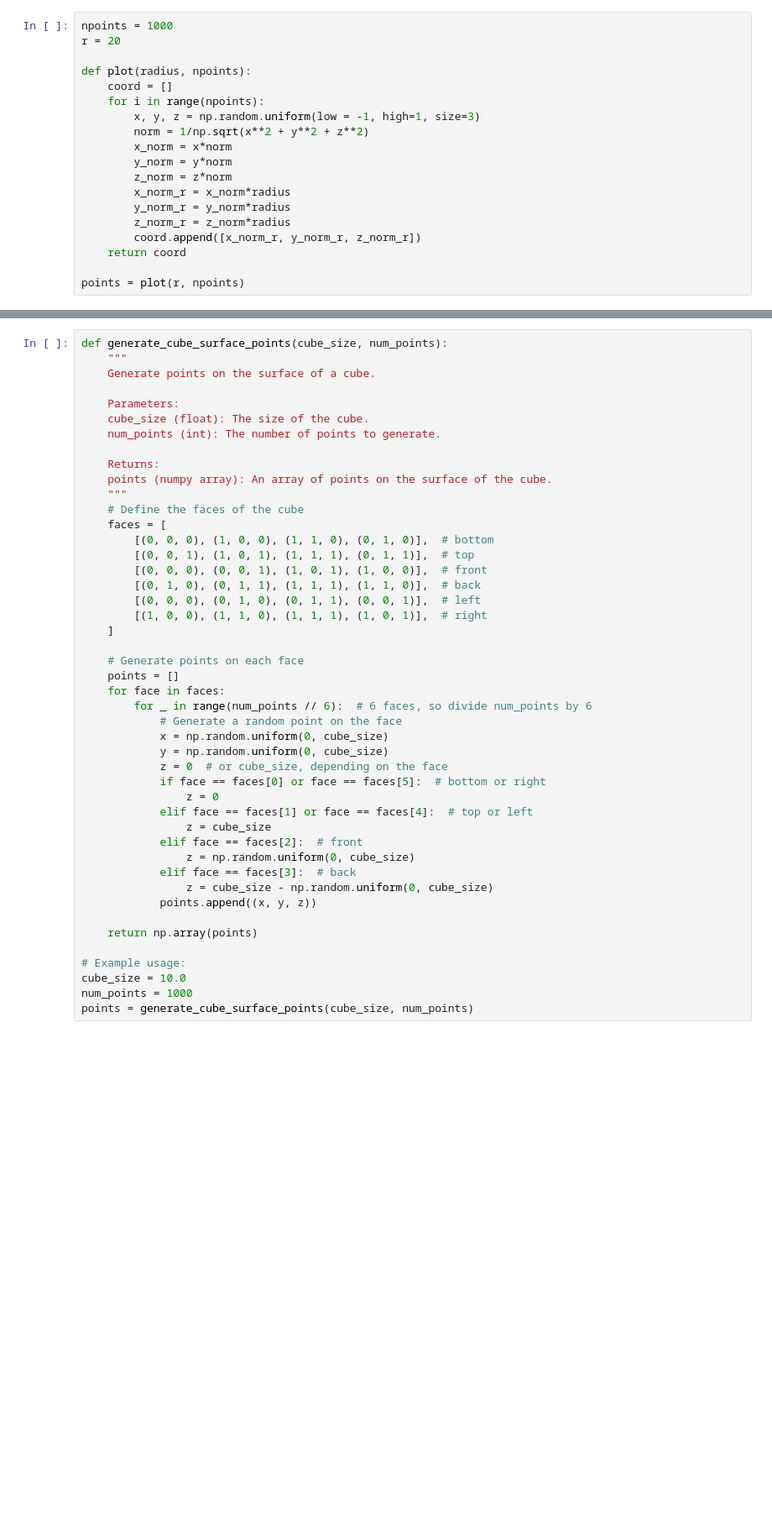
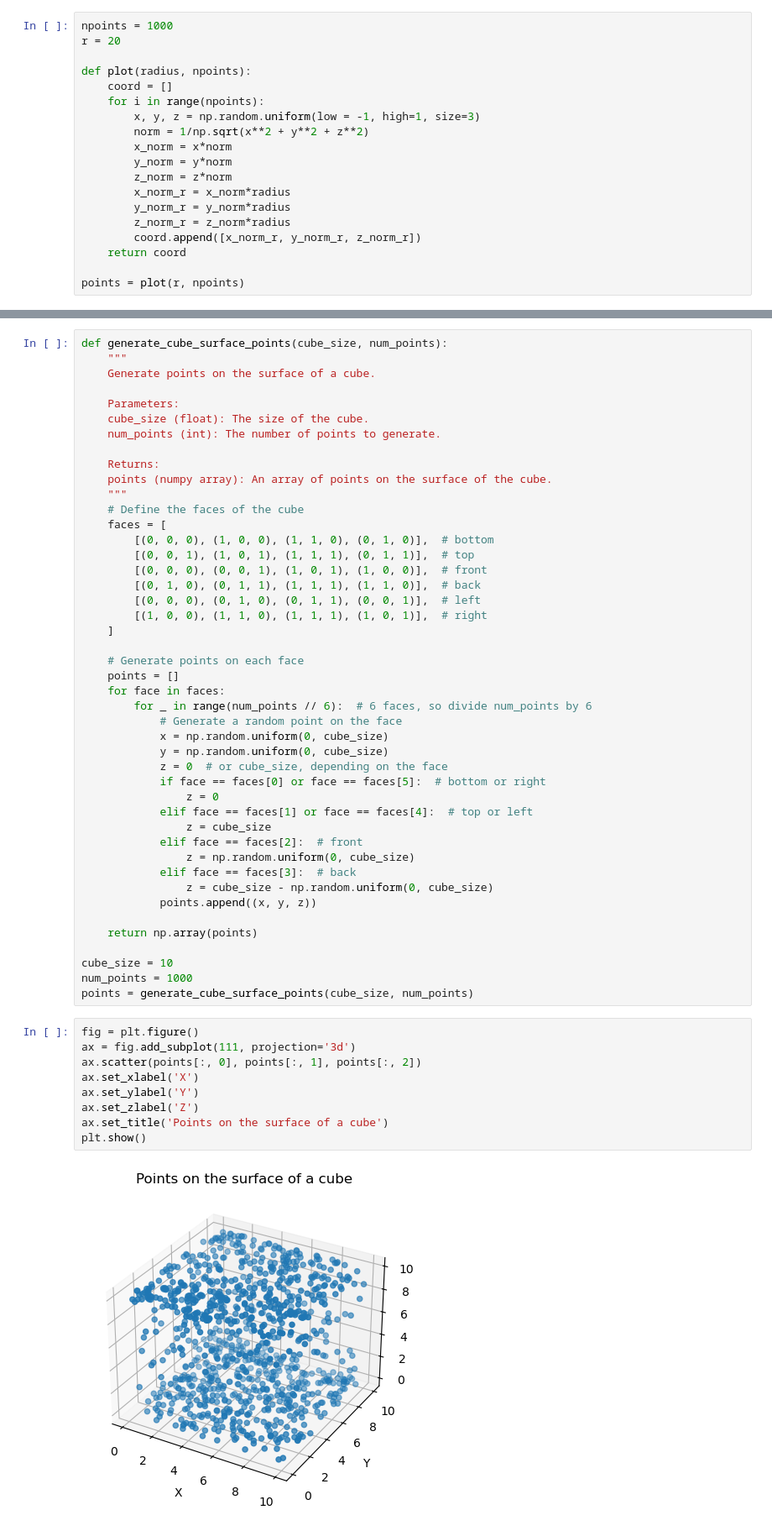
Before and after one commit to salmanhiro/Computational-Astrophysics-660, a Jupyter notebook: sphere.ipynb, the cells around one changed output, grey strips where cells are left out. Shown at 84% size. Drawn from its saved outputs; the diff is of its cells as text; blank space fills up the shorter version.

Commit message:
Add cube

```diff
--- a/sphere.ipynb
+++ b/sphere.ipynb
@@ -72,7 +74,17 @@ def generate_cube_surface_points(cube_size, num_points):
 
     return np.array(points)
 
-# Example usage:
-cube_size = 10.0
+cube_size = 10
 num_points = 1000
 points = generate_cube_surface_points(cube_size, num_points)
+# %%
+fig = plt.figure()
+ax = fig.add_subplot(111, projection='3d')
+ax.scatter(points[:, 0], points[:, 1], points[:, 2])
+ax.set_xlabel('X')
+ax.set_ylabel('Y')
+ax.set_zlabel('Z')
+ax.set_title('Points on the surface of a cube')
+plt.show()
+# %% [output]
+[figure, added]
```
Also changed, not shown: parts of 1 cell of this notebook.
